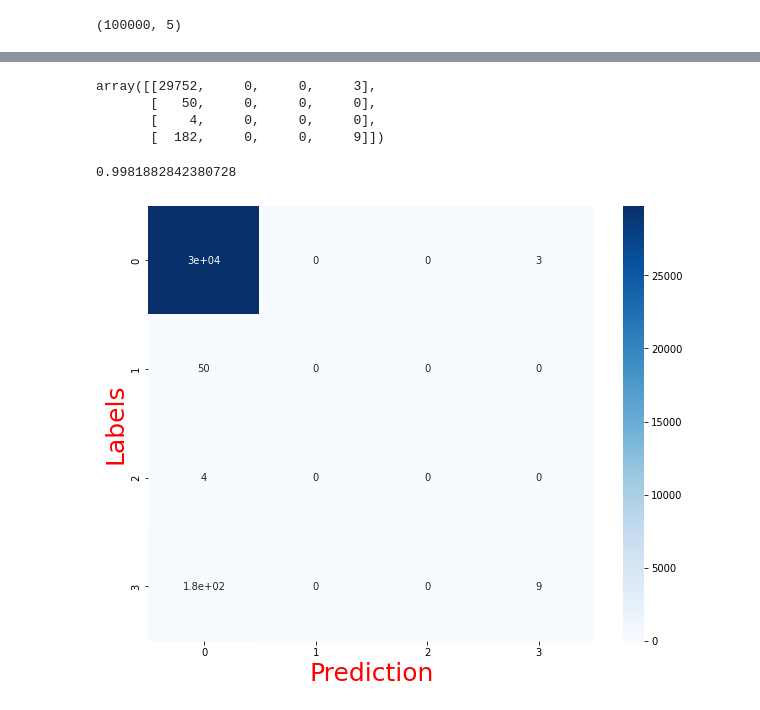
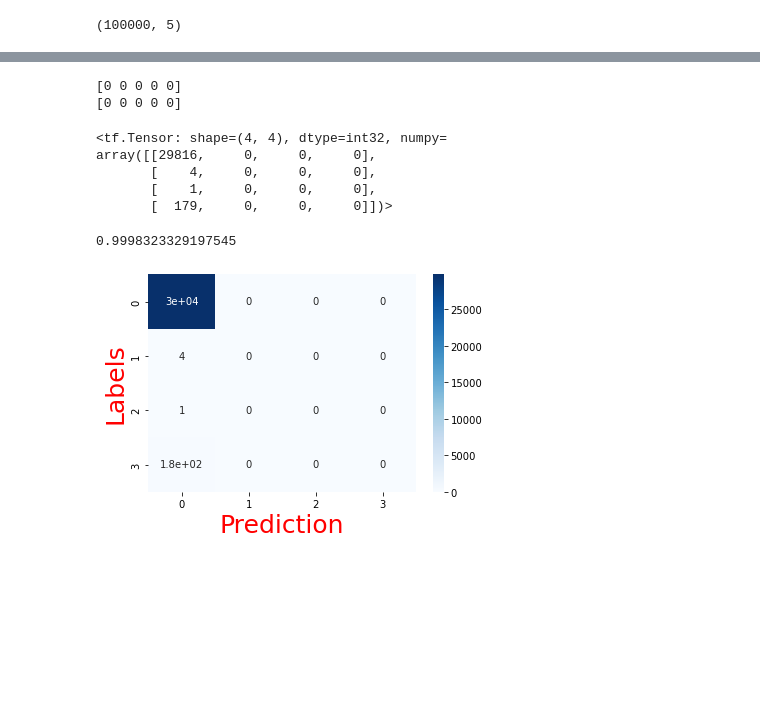
Before and after one commit to rakhmiddin93/Deep-Learning, a Jupyter notebook: CNN/Vital signs prediction/classifying_labelled_data02.ipynb, the cells around one changed output, grey strips where cells are left out. Drawn from its saved outputs; the diff is of its cells as text; code cells hidden in the pictures; blank space fills up the shorter version.

```diff
--- a/CNN/Vital signs prediction/classifying_labelled_data02.ipynb
+++ b/CNN/Vital signs prediction/classifying_labelled_data02.ipynb
@@ -174,3 +147,5 @@ df.to_csv('file1.csv')
+# %%
+labeled_data= labeled_data[labeled_data.labels!= 0]
 # %%
 labels = labeled_data.iloc[:,6]
 num_labels = Counter(labels)
@@ -337,5 +285,5 @@ Trainable params: 11,700
 Non-trainable params: 0
 _________________________________________________________________
 # %%
-history = model.fit(X_train, y_train, validation_data=(X_test, y_test), epochs=30)
+history = model.fit(X_train, y_train, validation_data=(X_test, y_test), epochs=25)
 # %% [output]
@@ -400,4 +340,4 @@ tf.Tensor([1. 0. 0. 0.], shape=(4,), dtype=float32)
 # %%
-y_hat = np.argmax(y_hat, axis=1)
-y_test = np.argmax(y_test, axis=1)
+labels = np.argmax(y_test, axis=1)
+prediction = np.argmax(y_hat, axis=1)
 # %%
@@ -409,23 +349,30 @@ print(y_test[:10])
+# %%
+print(labels[:5])
+print(prediction[:5])
+# %% [output]
+[0 0 0 0 0]
+[0 0 0 0 0]
 # %%
-conf_matrix = confusion_matrix(y_test, y_hat)
+confusion_matrix = tf.math.confusion_matrix(labels, prediction)
 # %%
-conf_matrix
+confusion_matrix
 # %% [output]
-array([[29752,     0,     0,     3],
-       [   50,     0,     0,     0],
+<tf.Tensor: shape=(4, 4), dtype=int32, numpy=
+array([[29816,     0,     0,     0],
        [    4,     0,     0,     0],
-       [  182,     0,     0,     9]])
+       [    1,     0,     0,     0],
+       [  179,     0,     0,     0]])>
 # %%
 accuracy = (conf_matrix[0,0]+conf_matrix[1,1]+conf_matrix[2,2])/(conf_matrix[0,0]+conf_matrix[0,1]+conf_matrix[0,2]+conf_matrix[1,0]+conf_matrix[1,1]+conf_matrix[1,2]+conf_matrix[2,0]+conf_matrix[2,1]+conf_matrix[2,2])
 # %%
 print(accuracy)
 # %% [output]
-0.9981882842380728
+0.9998323329197545
 # %%
-plt.figure(figsize=(10,8))
-sns.heatmap(conf_matrix, annot=True, cmap='Blues')
+# plt.figure(figsize=(13,10))
+sns.heatmap(confusion_matrix, annot=True, cmap='Blues')
 plt.xlabel('Prediction', color='r', fontsize=25)
 plt.ylabel('Labels', color='r', fontsize=25)
 plt.show()
 # %% [output]
-[figure, old version]
+[figure, new version]
```
Also changed, not shown: parts of 50 cells of this notebook, 1 other file.
